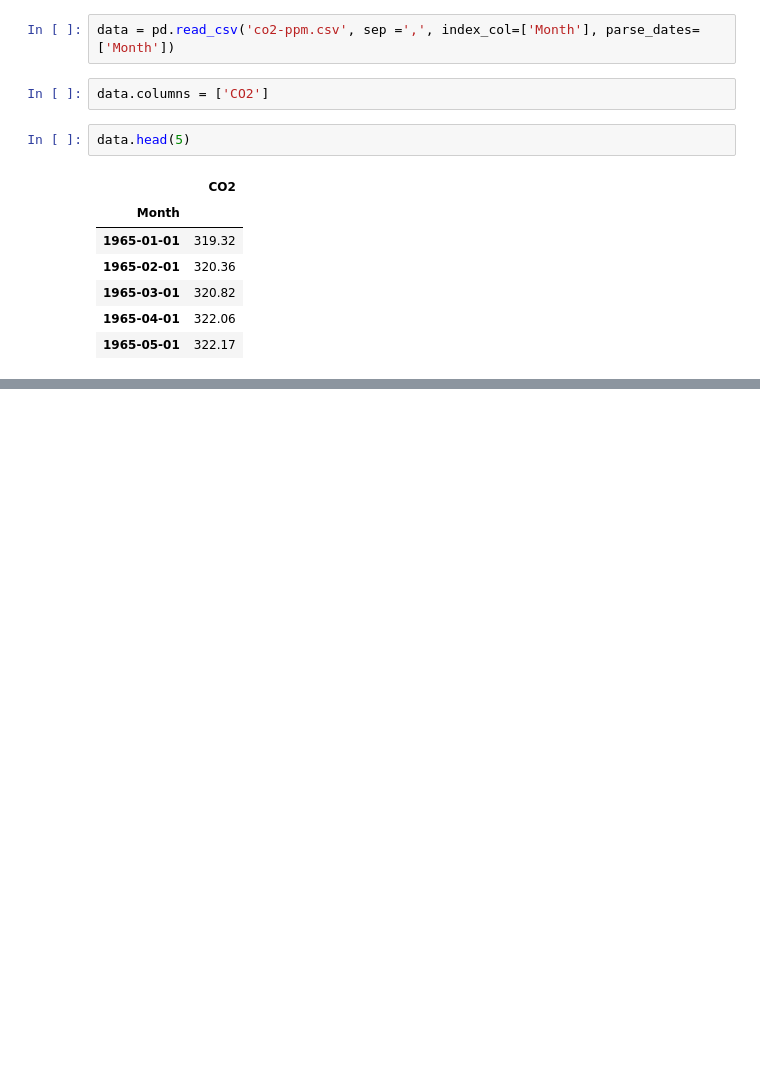
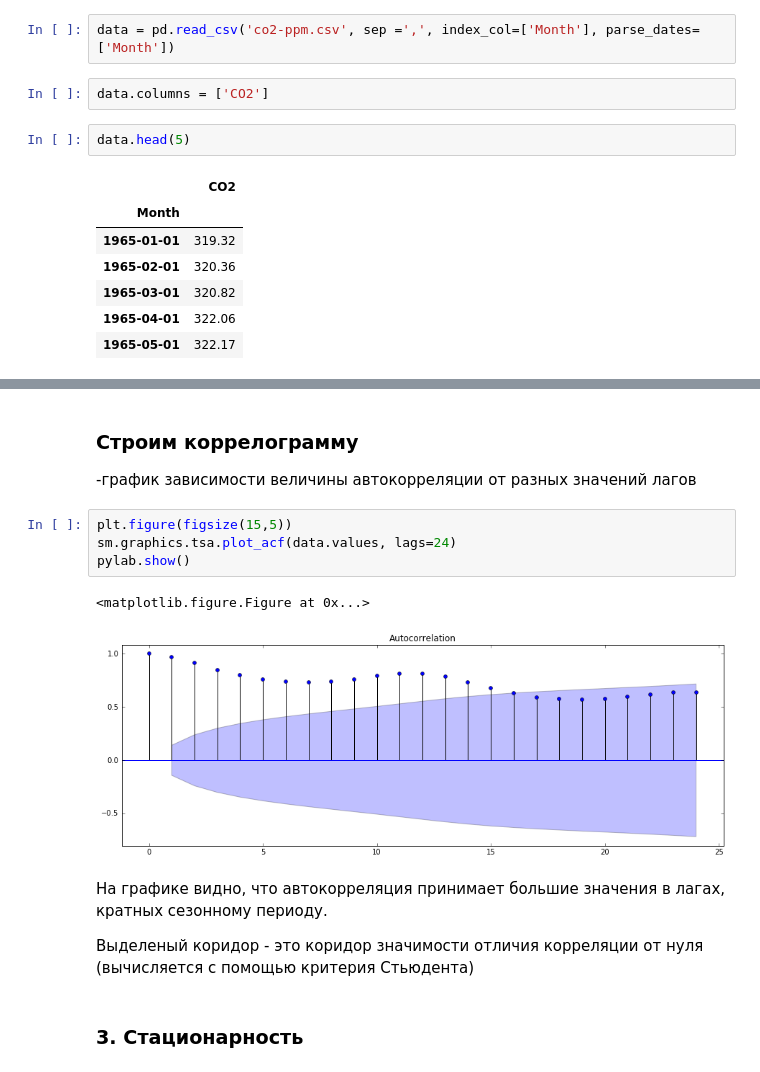
Before and after one commit to udsclub/time-series-fifa, a Jupyter notebook: sarima-theory/sarima-model.ipynb, the cells around one changed output, grey strips where cells are left out. Cells and saved outputs as stored; diff of their text form; blank space fills up the shorter version.

```diff
--- a/sarima-theory/sarima-model.ipynb
+++ b/sarima-theory/sarima-model.ipynb
@@ -29,0 +74,17 @@ data.plot()
+# %% [markdown]
+### Строим коррелограмму
+-график зависимости величины автокорреляции от разных значений лагов
+# %%
+plt.figure(figsize(15,5))
+sm.graphics.tsa.plot_acf(data.values, lags=24)
+pylab.show()
+# %% [output]
+<matplotlib.figure.Figure at 0x...>
+[figure, added]
+# %% [markdown]
+На графике видно, что автокорреляция принимает большие значения
+в лагах, кратных сезонному периоду.
+
+Выделеный  коридор - это коридор значимости отличия корреляции от нуля (вычисляется с помощью критерия Стьюдента)
+# %% [markdown]
+### 3. Стационарность
```
Also changed, not shown: parts of 62 cells of this notebook.
